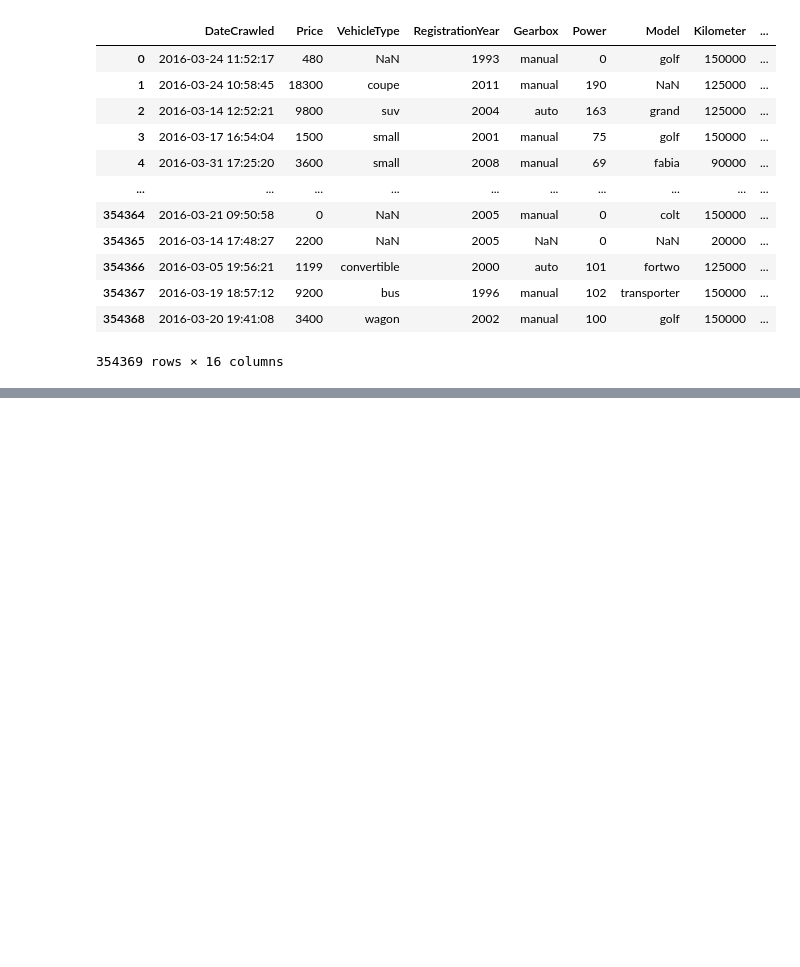
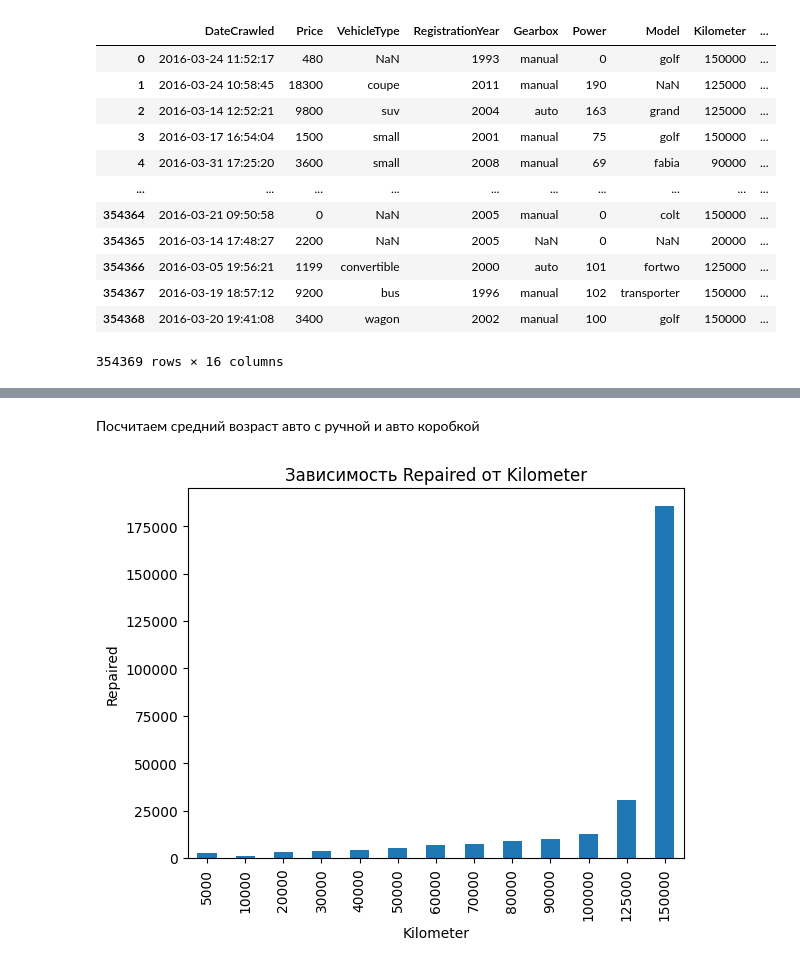
Before and after one commit to Sti11ness/Cars, a Jupyter notebook: main.ipynb, the cells around one changed output, grey strips where cells are left out. Saved outputs shown, nothing was run; the diff lists cells and outputs as text; code cells hidden in the pictures; blank space fills up the shorter version.

```diff
--- a/main.ipynb
+++ b/main.ipynb
@@ -22,0 +382,7 @@ data
+# %% [markdown]
+Посчитаем средний возраст авто с ручной и авто коробкой
+# %%
+rep_kilo_rat.plot(kind='bar',title='Зависимость Repaired от Kilometer',xlabel='Kilometer',ylabel='Repaired')
+plt.show()
+# %% [output]
+[figure, added]
```
Also changed, not shown: parts of 144 cells of this notebook, 7 other files.
